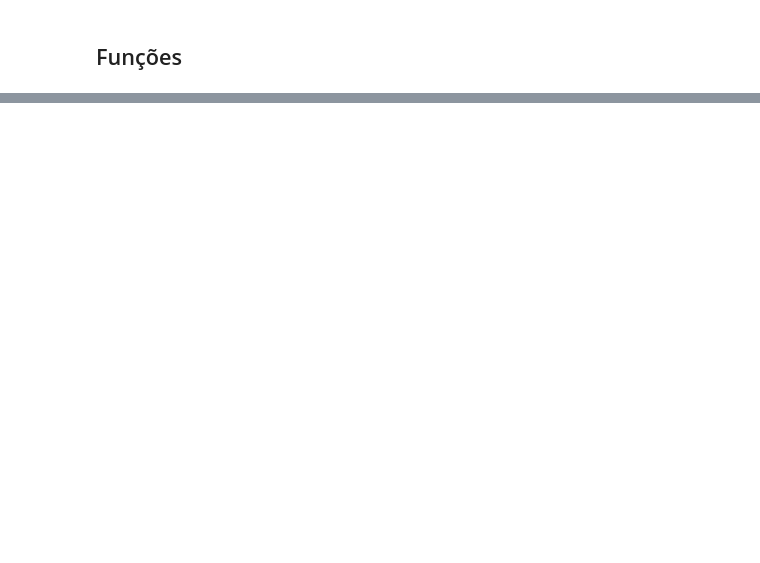
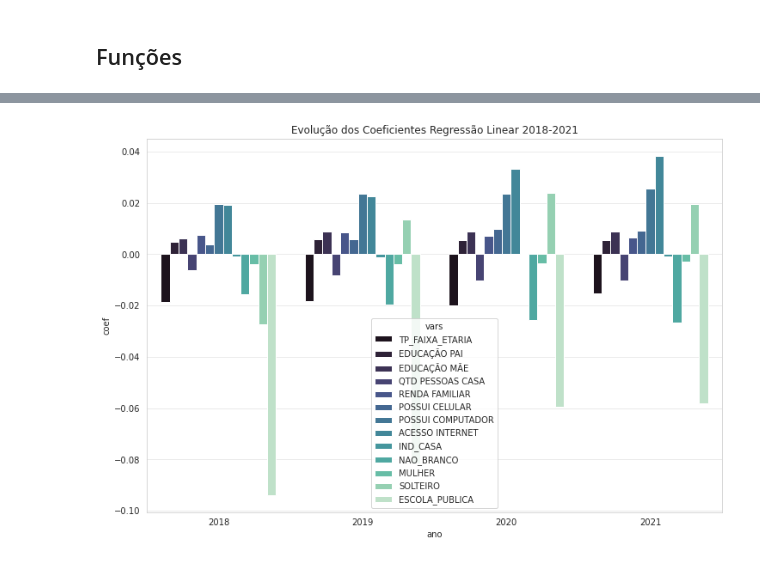
Before and after one commit to JV-Nunes/Relatorio-Conectividade, a Jupyter notebook: Analise/Models/QuantileReg.ipynb, the cells around one changed output, grey strips where cells are left out. Saved outputs shown, nothing was run; the diff lists cells and outputs as text; code cells hidden in the pictures; blank space fills up the shorter version.

```diff
--- a/Analise/Models/QuantileReg.ipynb
+++ b/Analise/Models/QuantileReg.ipynb
@@ -103,0 +248,8 @@ dtype: int64
+# %%
+def concat_evolution(dict):
+  data=[]
+  for k in dict.keys():
+    df = dict[k][0]
+    df['ano'] = k
+    data.append(df)
+  return pd.concat(data).reset_index(drop=True)
@@ -103,0 +258,6 @@ dtype: int64
+# %%
+for ano in range(2020,2021+1):
+    df = data[(~data.isin([np.nan, np.inf, -np.inf]).any(1)) & (data['NU_ANO']==ano)]
+    df.drop(columns=[ 'TP_DEPENDENCIA_ADM_ESC','treated', 'TP_ESTADO_CIVIL', 'TP_LOCALIZACAO_ESC', 'TP_ESCOLA', 'TP_COR_RACA'], inplace=True)
+    result = run_models(df, 'LOG_NT_MEDIA')
+    plot_regression(result['qreg'][0], result['lm'][0], ano)
@@ -103,0 +279,7 @@ dtype: int64
+# %%
+results = {}
+for ano in range(2018,2021+1):
+    df = data[(~data.isin([np.nan, np.inf, -np.inf]).any(1)) & (data['NU_ANO']==ano)]
+    df.drop(columns=[ 'TP_DEPENDENCIA_ADM_ESC','treated', 'TP_ESTADO_CIVIL', 'TP_LOCALIZACAO_ESC', 'TP_ESCOLA', 'TP_COR_RACA'], inplace=True)
+    res, meta = run_linear(df, 'LOG_NT_MEDIA')
+    results[ano] = [res, meta]
@@ -222,0 +324,11 @@ meta.to_csv('/content/drive/MyDrive/Gabinete/Relatório/Results/metaQReg19-Publ
+# %%
+evolution = concat_evolution(results)
+evolution = evolution.query('vars != "Intercept"')
+sns.set_palette('mako', n_colors=13)
+fig = plt.figure(figsize=(12,8))
+#sns.lineplot(data=evolution, x='ano', y='coef', hue='vars', palette='bright', linewidth=2, markers=True)
+sns.barplot(data=evolution, x='ano', y='coef', hue='vars',  dodge=True)
+plt.title('Evolução dos Coeficientes Regressão Linear 2018-2021')
+plt.show()
+# %% [output]
+[figure, added]
```
Also changed, not shown: parts of 46 cells of this notebook, 21 other files.
